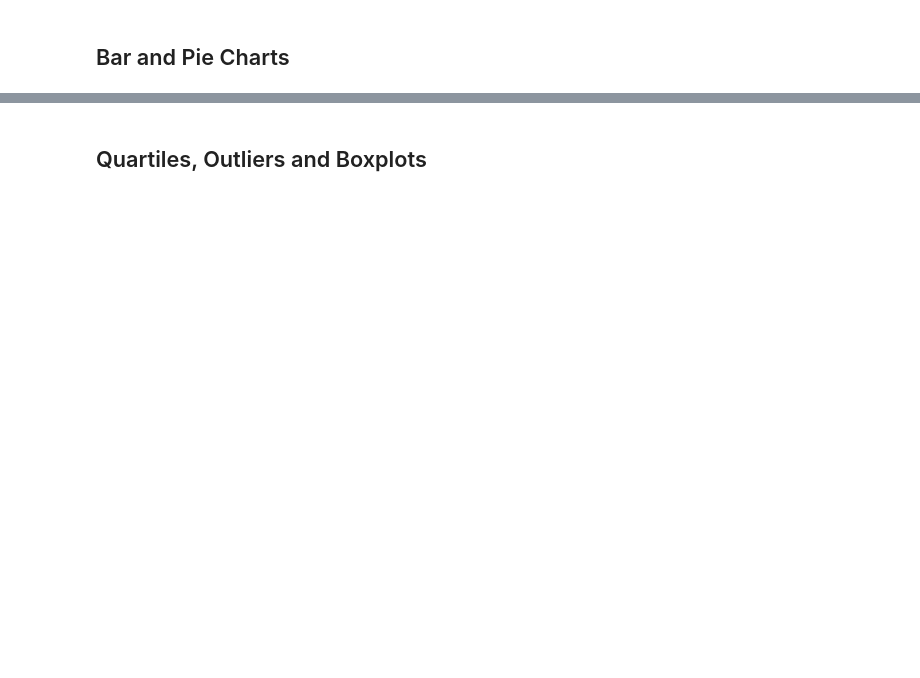
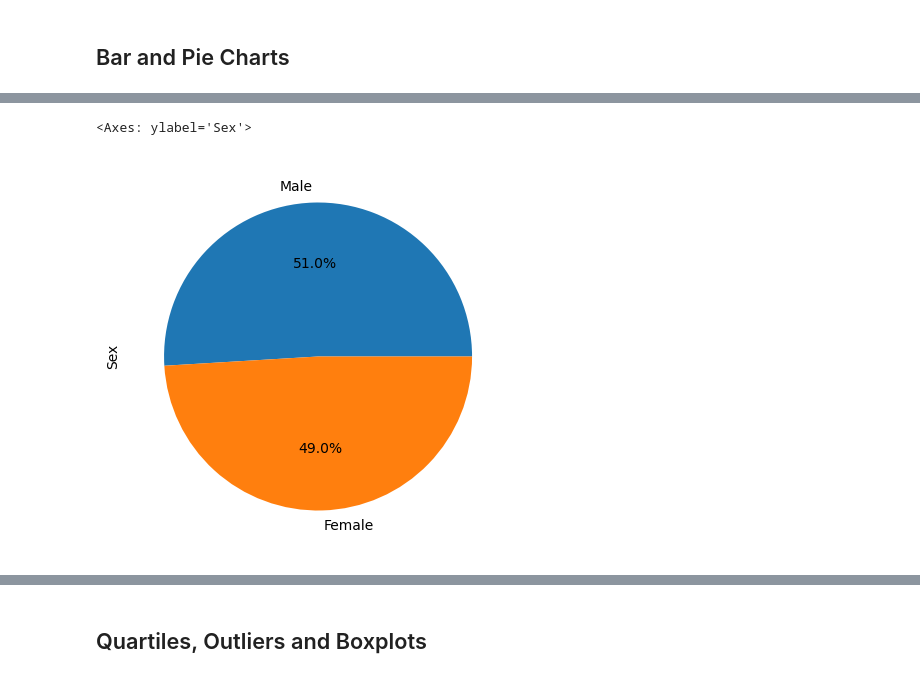
Before and after one commit to gthom73/pymaceuticalsInc, a Jupyter notebook: Starter_Code/Pymaceuticals/pymaceuticals_starter.ipynb, the cells around one changed output, grey strips where cells are left out. Drawn from its saved outputs; the diff is of its cells as text; code cells hidden in the pictures; blank space fills up the shorter version.

```diff
--- a/Starter_Code/Pymaceuticals/pymaceuticals_starter.ipynb
+++ b/Starter_Code/Pymaceuticals/pymaceuticals_starter.ipynb
@@ -157,4 +221,9 @@ ValueError: setting an array element with a sequence. The requested array has an
 # %%
 # Generate a pie plot showing the distribution of female versus male mice using Pandas
+pie = (clmerge_df['Sex'].value_counts())
+pie.plot.pie(ylabel='Sex',figsize=(5, 5), autopct='%1.1f%%')
+# %% [output]
+<Axes: ylabel='Sex'>
+[figure, added]
 # %%
 # Generate a pie plot showing the distribution of female versus male mice using pyplot
```
Also changed, not shown: parts of 20 cells of this notebook.
